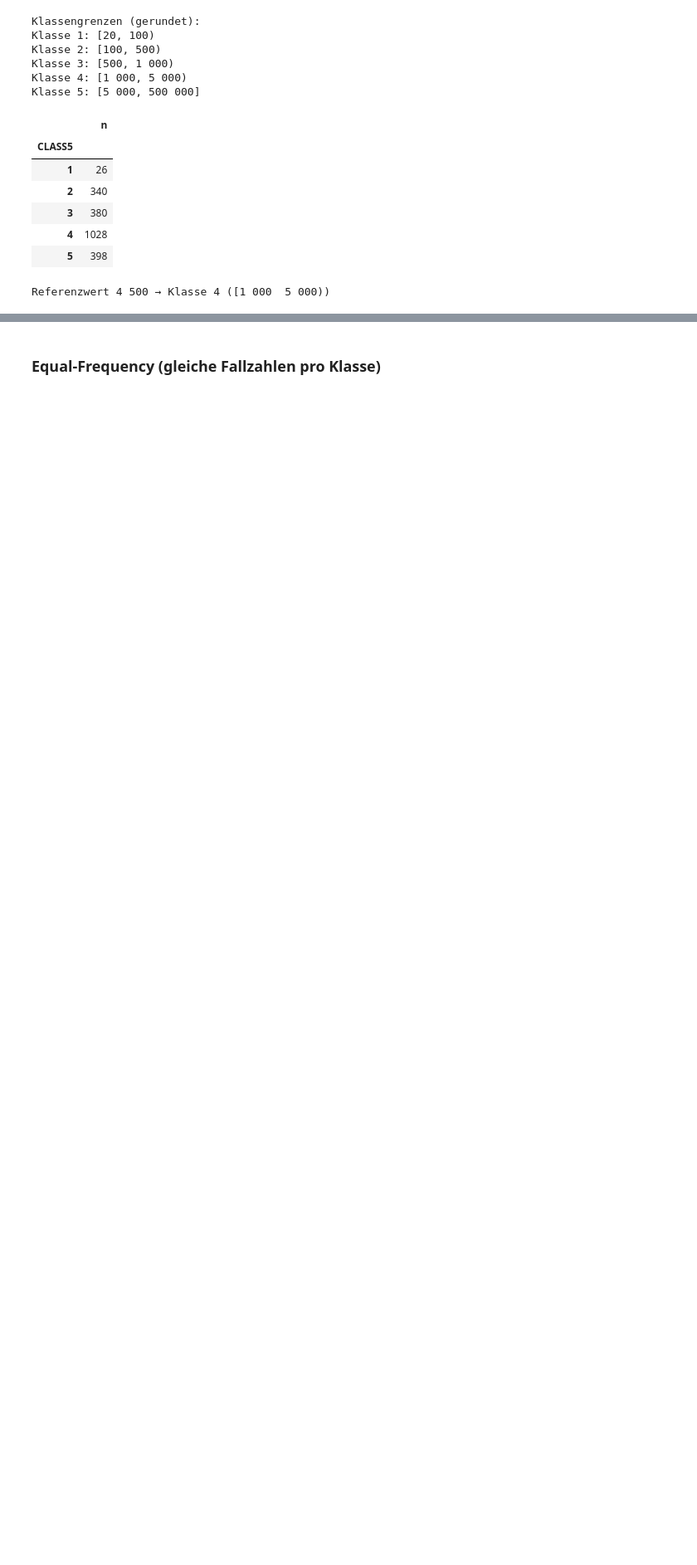
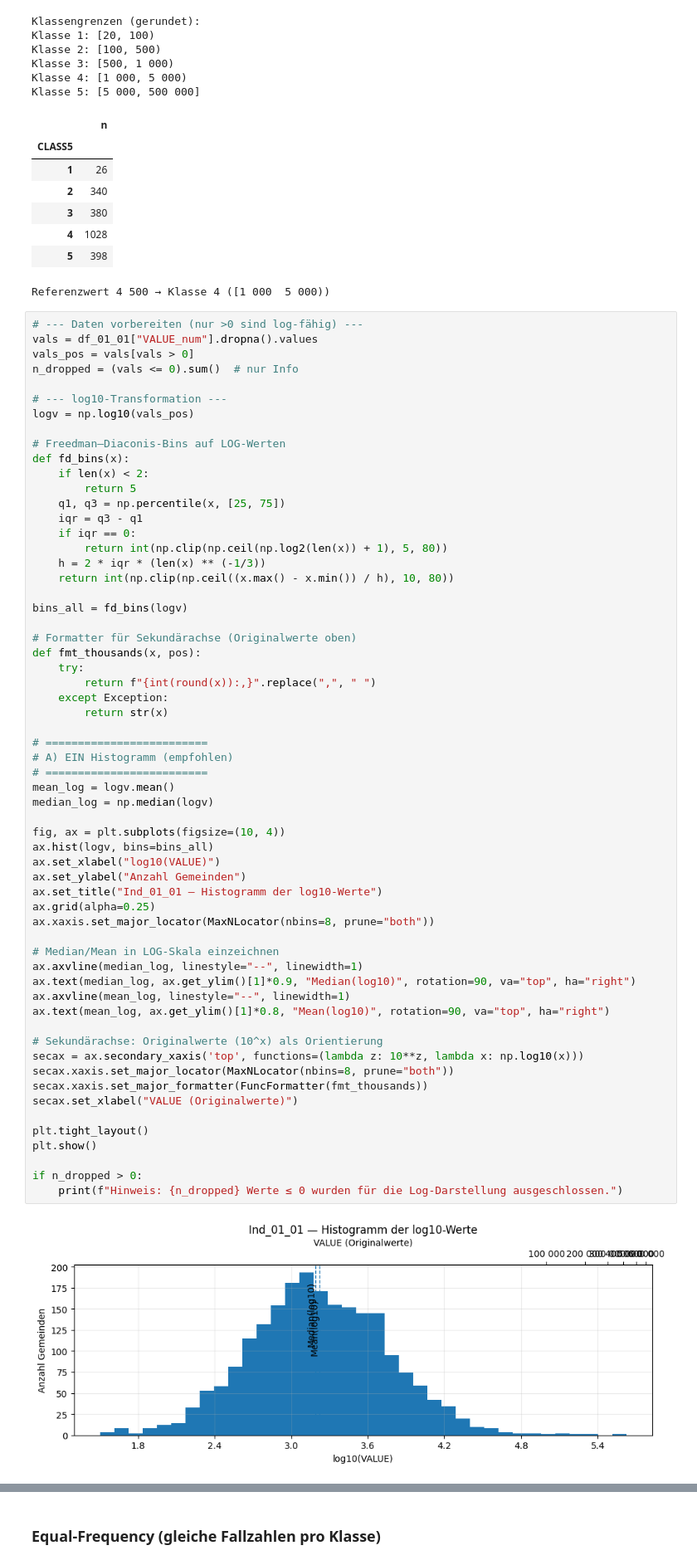
Before and after one commit to Carlomk1/Regionalportr-ts2021, a Jupyter notebook: explorative-analysis.ipynb, the cells around one changed output, grey strips where cells are left out. Shown: that part at 83% size. Saved outputs shown, nothing was run; the diff lists cells and outputs as text; blank space fills up the shorter version.

Commit message:
log values added for 01_01

```diff
--- a/explorative-analysis.ipynb
+++ b/explorative-analysis.ipynb
@@ -427,3 +427,65 @@ Klasse 5: [5 000, 500 000]
 | 4 | 1028 |
 | 5 | 398 |
 Referenzwert 4 500 → Klasse 4 ([1 000  5 000))
+# %%
+# --- Daten vorbereiten (nur >0 sind log-fähig) ---
+vals = df_01_01["VALUE_num"].dropna().values
+vals_pos = vals[vals > 0]
+n_dropped = (vals <= 0).sum()  # nur Info
+
+# --- log10-Transformation ---
+logv = np.log10(vals_pos)
+
+# Freedman–Diaconis-Bins auf LOG-Werten
+def fd_bins(x):
+    if len(x) < 2:
+        return 5
+    q1, q3 = np.percentile(x, [25, 75])
+    iqr = q3 - q1
+    if iqr == 0:
+        return int(np.clip(np.ceil(np.log2(len(x)) + 1), 5, 80))
+    h = 2 * iqr * (len(x) ** (-1/3))
+    return int(np.clip(np.ceil((x.max() - x.min()) / h), 10, 80))
+
+bins_all = fd_bins(logv)
+
+# Formatter für Sekundärachse (Originalwerte oben)
+def fmt_thousands(x, pos):
+    try:
+        return f"{int(round(x)):,}".replace(",", " ")
+    except Exception:
+        return str(x)
+
+# =========================
+# A) EIN Histogramm (empfohlen)
+# =========================
+mean_log = logv.mean()
+median_log = np.median(logv)
+
+fig, ax = plt.subplots(figsize=(10, 4))
+ax.hist(logv, bins=bins_all)
+ax.set_xlabel("log10(VALUE)")
+ax.set_ylabel("Anzahl Gemeinden")
+ax.set_title("Ind_01_01 — Histogramm der log10-Werte")
+ax.grid(alpha=0.25)
+ax.xaxis.set_major_locator(MaxNLocator(nbins=8, prune="both"))
+
+# Median/Mean in LOG-Skala einzeichnen
+ax.axvline(median_log, linestyle="--", linewidth=1)
+ax.text(median_log, ax.get_ylim()[1]*0.9, "Median(log10)", rotation=90, va="top", ha="right")
+ax.axvline(mean_log, linestyle="--", linewidth=1)
+ax.text(mean_log, ax.get_ylim()[1]*0.8, "Mean(log10)", rotation=90, va="top", ha="right")
+
+# Sekundärachse: Originalwerte (10^x) als Orientierung
+secax = ax.secondary_xaxis('top', functions=(lambda z: 10**z, lambda x: np.log10(x)))
+secax.xaxis.set_major_locator(MaxNLocator(nbins=8, prune="both"))
+secax.xaxis.set_major_formatter(FuncFormatter(fmt_thousands))
+secax.set_xlabel("VALUE (Originalwerte)")
+
+plt.tight_layout()
+plt.show()
+
+if n_dropped > 0:
+    print(f"Hinweis: {n_dropped} Werte ≤ 0 wurden für die Log-Darstellung ausgeschlossen.")
+# %% [output]
+[figure, added]
```
Also changed, not shown: parts of 2 cells of this notebook.
